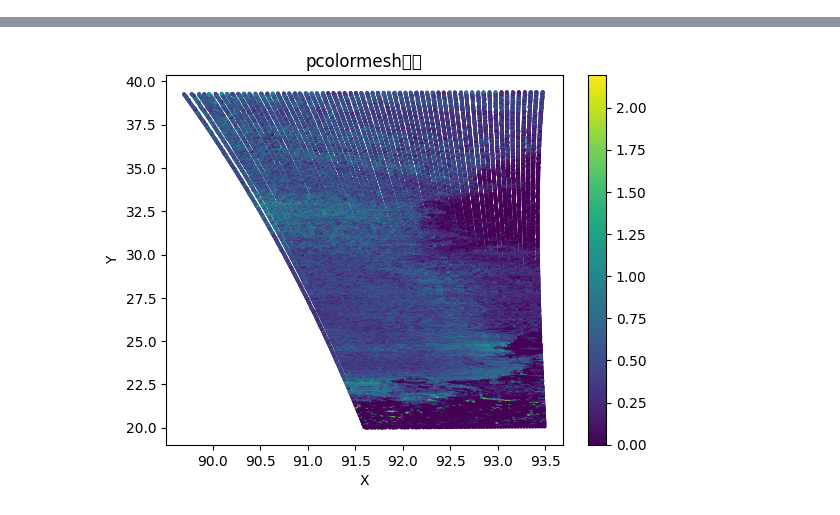
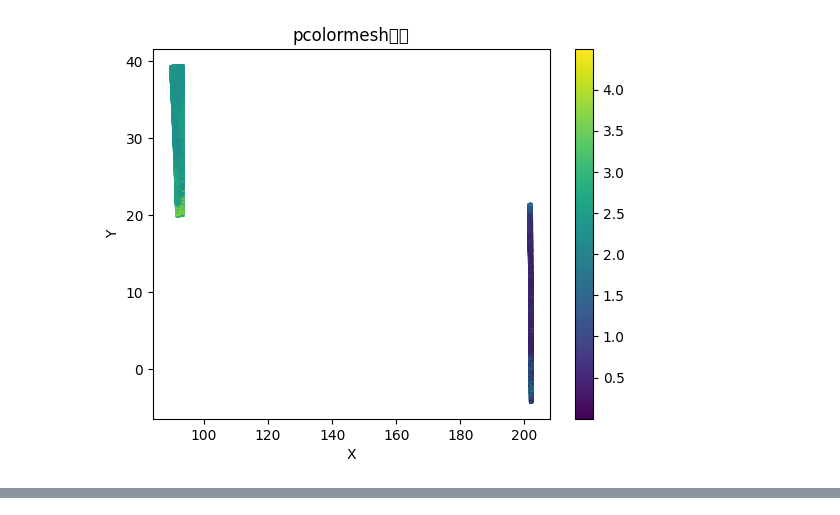
Before and after one commit to litchiham/Clairvoyant, a Jupyter notebook: code/test3.ipynb, the cells around one changed output, grey strips where cells are left out. Saved outputs shown, nothing was run; the diff lists cells and outputs as text; code cells hidden in the pictures.

```diff
--- a/code/test3.ipynb
+++ b/code/test3.ipynb
@@ -0,0 +1,13 @@
+# %%
+from cubeio import *
+pre1 = cubeio.load('4238_4','predicted' )
+pre2 = cubeio.load('4349_5', 'predicted')
+lat1 = pre1.lat
+lon1 = pre1.lon
+reg1 = pre1.reg
+lat2 = pre2.lat
+lon2 = pre2.lon
+reg2 = pre2.reg
+lon = np.hstack([lon1, lon2])
+lat = np.hstack([lat1, lat2])
+reg = np.hstack([reg1, reg2])
@@ -1,25 +25,13 @@
 # %%
-from cubeio import *
-import numpy as np
-import predict
 import matplotlib.pyplot as plt
-from matplotlib.figure import Figure
-import matplotlib.cm as cm
-import torch
-import numpy as np
-from models import resnet_3c
-
-# Load the cube
-predicted_cube = cubeio.load('4349_5','predicted')
-lat = predicted_cube.lat
-lon = predicted_cube.lon
-reg = predicted_cube.reg
-
-reg[reg<0]=np.nan
+reg[reg<=0]=np.nan
 plt.scatter(lon, lat, c=reg, cmap='viridis', s=3)
 plt.colorbar()  # 添加颜色条
 plt.xlabel('X')
 plt.ylabel('Y')
 plt.title('pcolormesh示例')
 plt.show()
+
+input("Press Enter to continue...")
 # %% [output]
+[figure, new version]
@@ -33 +38,0 @@ Warning: $OMEGA_PY_PATH not defined, set to '/data/mex-omegj/data1/omega_python/
-[figure, old version]
```
Also changed, not shown: parts of 7 cells of this notebook, 2 other files.
